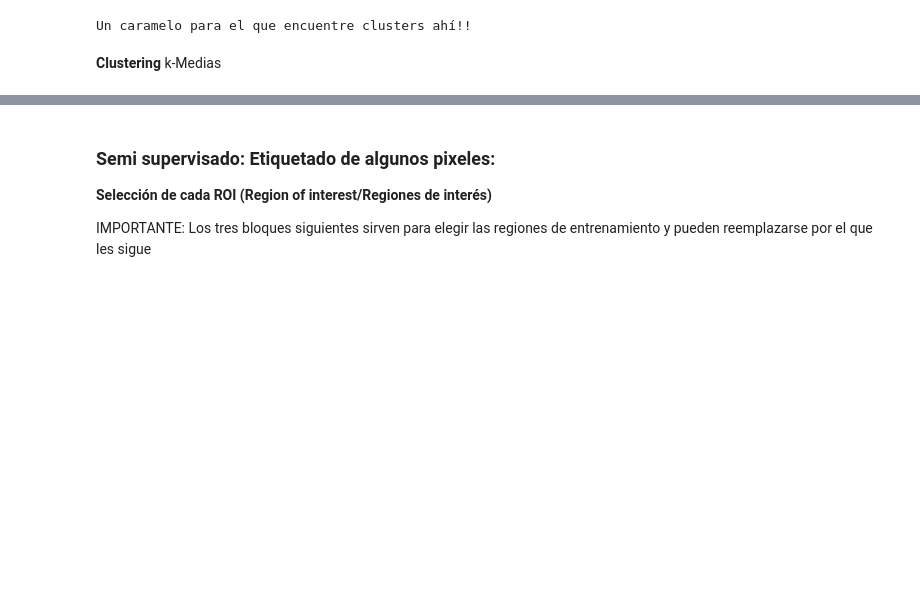
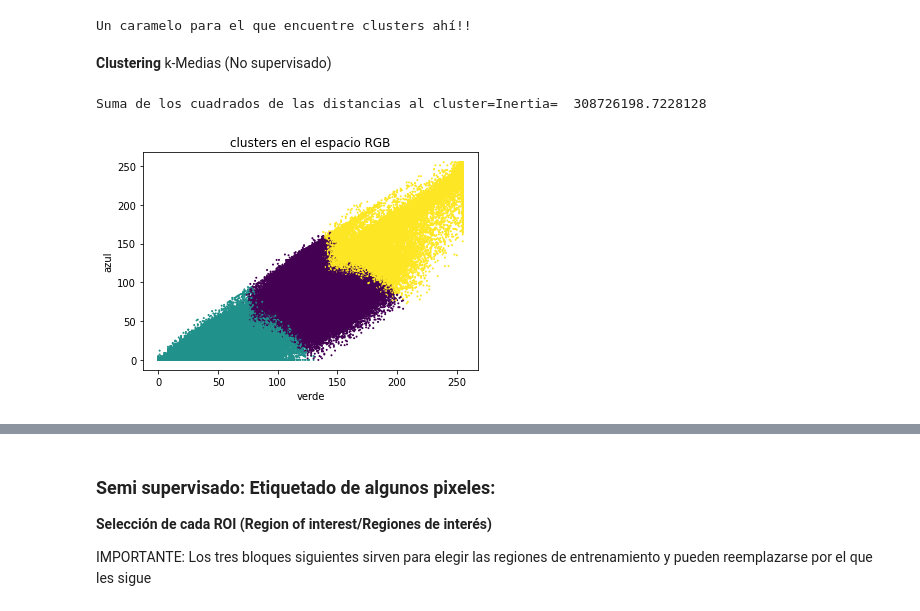
Before and after one commit to DiploDatos/AprendizajeNOSupervisado, a Jupyter notebook: 2021/ntb3_self_learning.ipynb, the cells around one changed output, grey strips where cells are left out. Cells and saved outputs as stored; diff of their text form; code cells hidden in the pictures; blank space fills up the shorter version.

```diff
--- a/2021/ntb3_self_learning.ipynb
+++ b/2021/ntb3_self_learning.ipynb
@@ -45,7 +45,7 @@ import pandas as pd
 from mpl_toolkits.mplot3d import Axes3D
 from sklearn.neighbors import KNeighborsClassifier
 # %%
-campo_cv=cv2.imread('Campo.png')
+campo_cv=cv2.imread('/content/sample_data/Campo.png')
 print(campo_cv.shape)
 campo=campo_cv.copy()
 campo[:,:,[2,1,0]]=campo_cv #cv2 lee en orden BGR'
@@ -133,4 +133,34 @@ print('Un caramelo para el que encuentre clusters ahí!!')
 [figure]
 Un caramelo para el que encuentre clusters ahí!!
 # %% [markdown]
-**Clustering** k-Medias
+**Clustering** k-Medias (No supervisado)
+# %%
+from sklearn.cluster import KMeans
+# Número de clusters buscado
+n_clust = 3
+df_km = pd.DataFrame(data0[:,1:4], columns=["rojo","verde","azul"])
+
+km = KMeans(n_clusters=n_clust)
+km.fit(df_km) #utiliza 3 dimensiones
+
+# Recuperacion de etiquetas
+clusters = km.labels_
+print('Suma de los cuadrados de las distancias al cluster=Inertia= ', km.inertia_)
+# %% [output]
+Suma de los cuadrados de las distancias al cluster=Inertia=  308726198.7228128
+# %%
+variables=["rojo","verde","azul"]
+
+variable1=variables[1]
+variable2=variables[2]
+
+f1 = df[variable1].values
+f2 = df[variable2].values
+
+plt.scatter(f1, f2,c=clusters, s=1)
+plt.xlabel(variable1)
+plt.ylabel(variable2)
+plt.title('clusters en el espacio RGB')
+plt.show()
+# %% [output]
+[figure, added]
```
Also changed, not shown: parts of 1 cell of this notebook.
